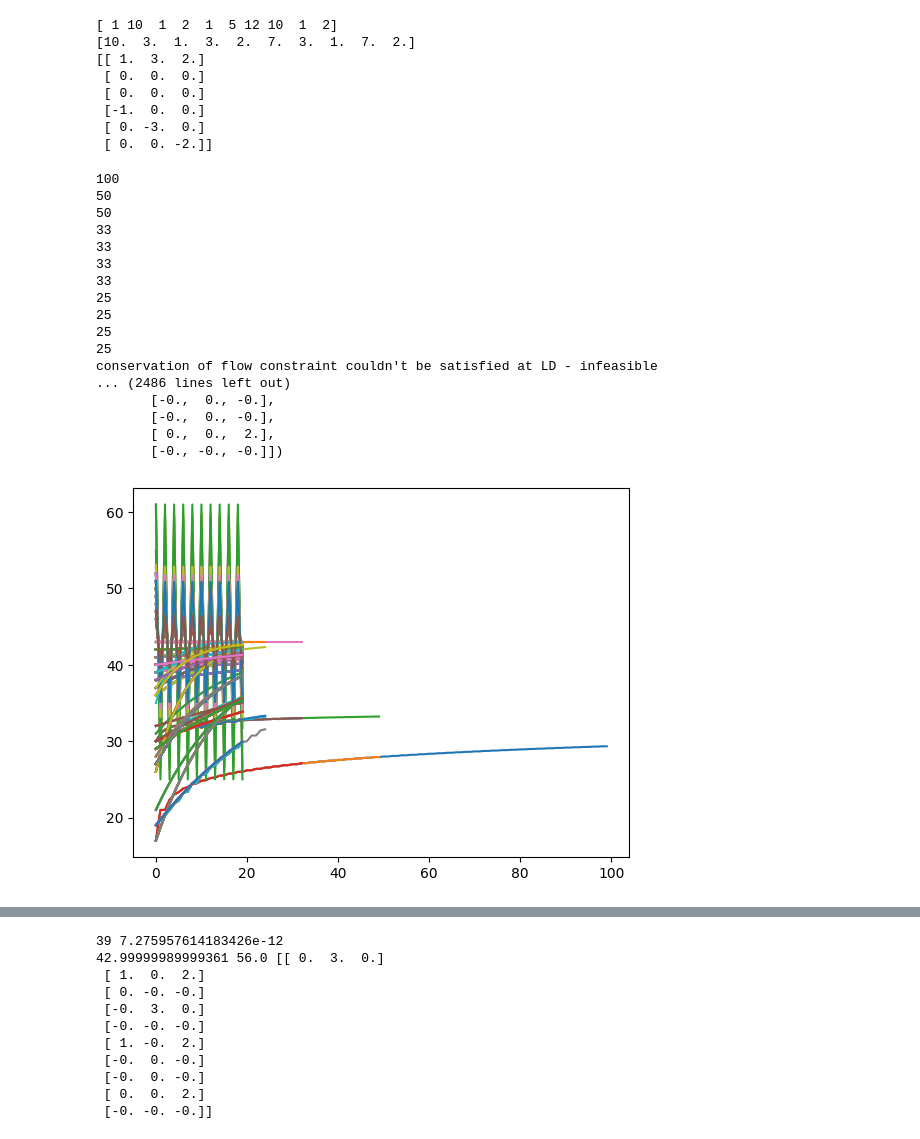
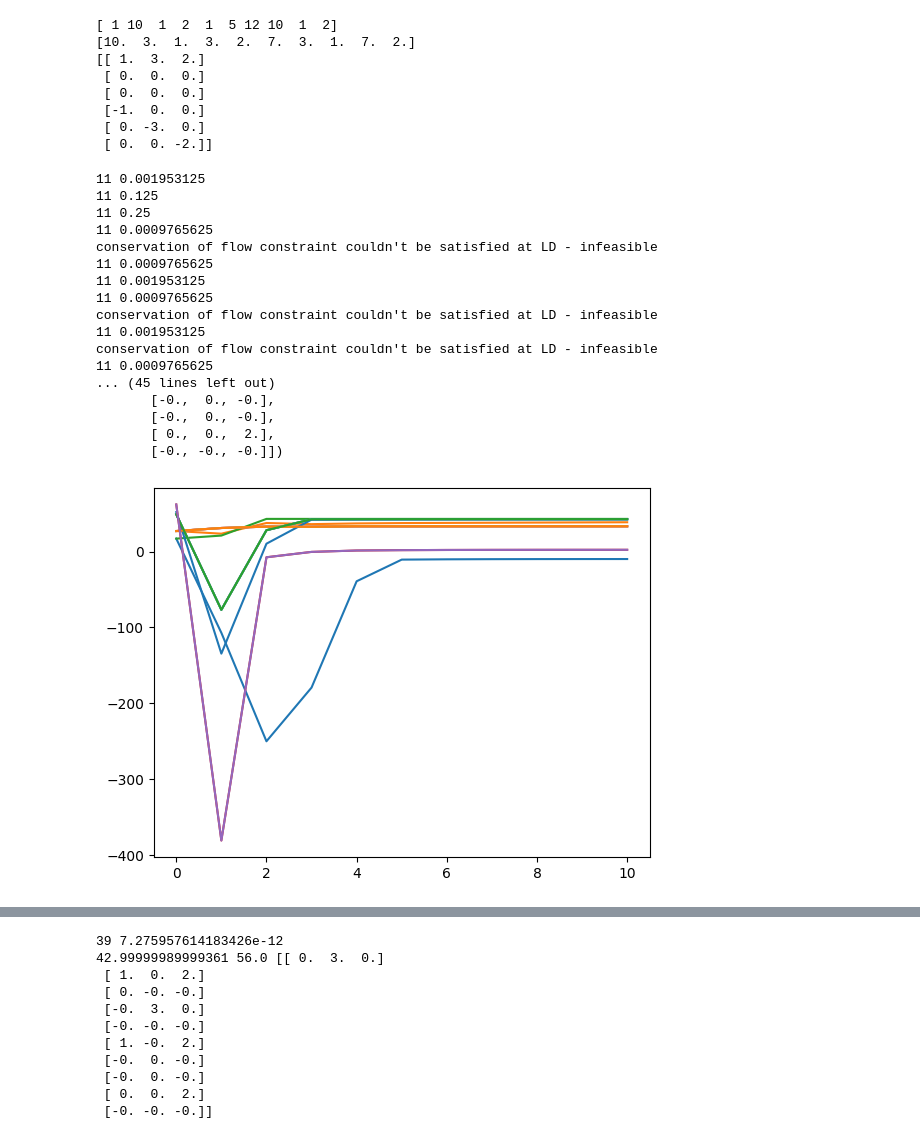
Before and after one commit to elgroselj/distributing_traffic, a Jupyter notebook: dai/lagrange.ipynb, the cells around one changed output, grey strips where cells are left out. Saved outputs shown, nothing was run; the diff lists cells and outputs as text; code cells hidden in the pictures.

```diff
--- a/dai/lagrange.ipynb
+++ b/dai/lagrange.ipynb
@@ -619,26 +619,26 @@ obj,constraints,vp = hf.init_from_graph(graph,[(0,3,1),(0,4,3),(0,5,2)])
  [ 0. -3.  0.]
  [ 0.  0. -2.]]
 # %%
-n_best = hf.run(obj,constraints,vp,graph,MAX_ITER=1000,INIT_NUM_STEPS=100)
+n_best = hf.run(obj,constraints,vp,graph,MAX_ITER=20,MAX_ITER_LR=10)
 # %% [output]
-100
-50
-50
-33
-33
-33
-33
-25
-25
-25
-25
+11 0.001953125
+11 0.125
+11 0.25
+11 0.0009765625
 conservation of flow constraint couldn't be satisfied at LD - infeasible
-... (2486 lines left out)
+11 0.0009765625
+11 0.001953125
+11 0.0009765625
+conservation of flow constraint couldn't be satisfied at LD - infeasible
+11 0.001953125
+conservation of flow constraint couldn't be satisfied at LD - infeasible
+11 0.0009765625
+... (45 lines left out)
        [-0.,  0., -0.],
        [-0.,  0., -0.],
        [ 0.,  0.,  2.],
        [-0., -0., -0.]])
-[figure, old version]
+[figure, new version]
 # %%
 hf.plot_solution_graph(graph,n_best.sol["X"],with_labels=True,font_size=12,figure_size=(5,5))
 # %% [output]
```
Also changed, not shown: parts of 1 cell of this notebook, 3 other files.
